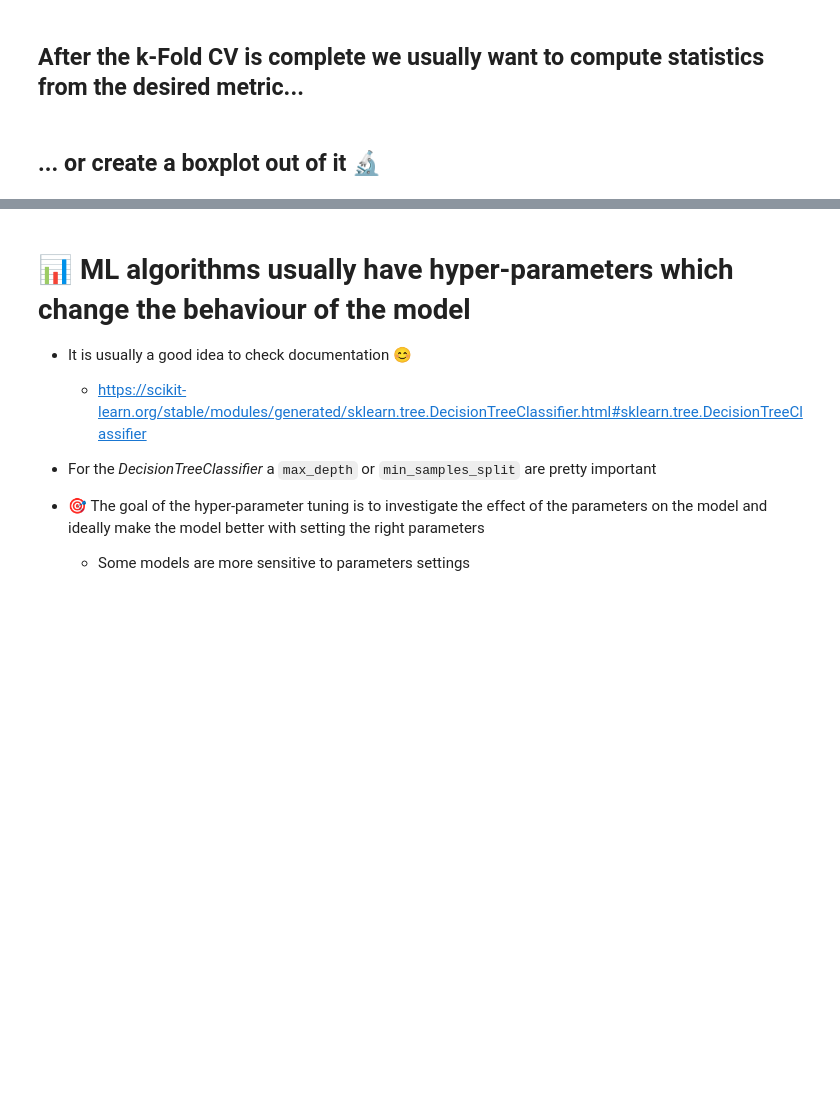
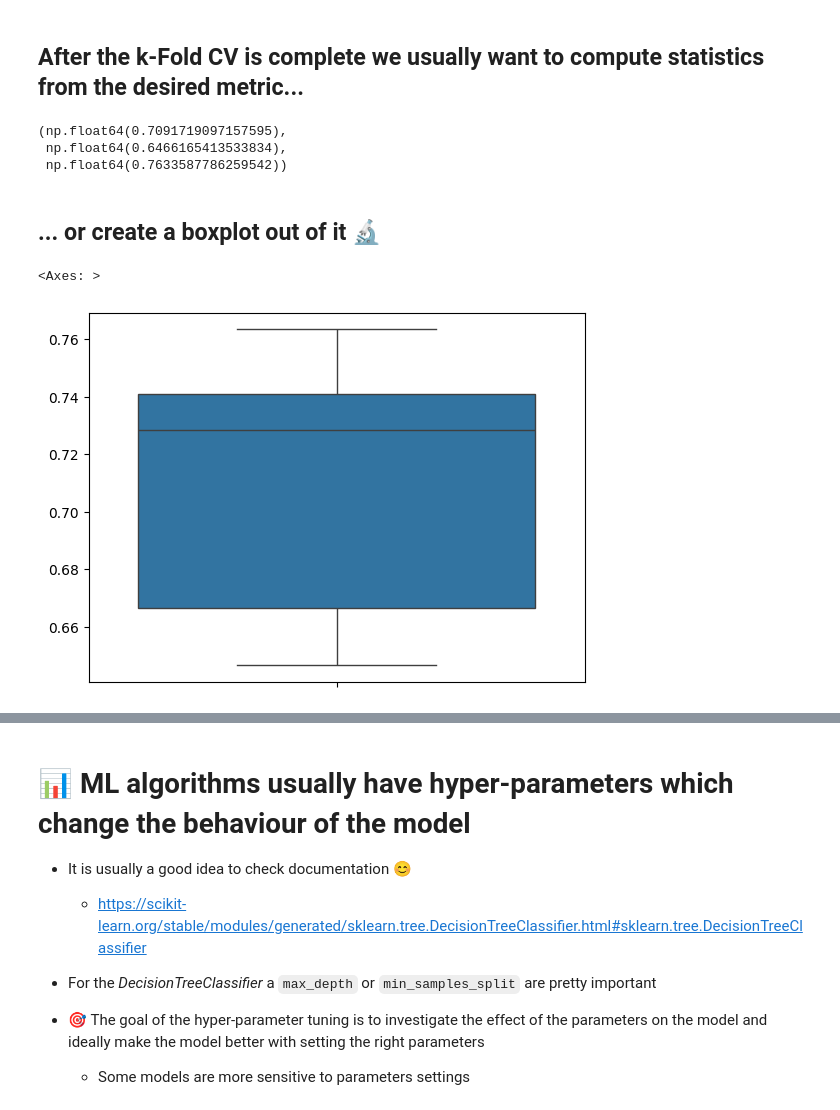
Before and after one commit to heraltmichal/zsu, a Jupyter notebook: fml_08.ipynb, the cells around one changed output, grey strips where cells are left out. Drawn from its saved outputs; the diff is of its cells as text; code cells hidden in the pictures; blank space fills up the shorter version.

```diff
--- a/fml_08.ipynb
+++ b/fml_08.ipynb
@@ -492,8 +492,19 @@ Survival ratio in train set: 0.39; Survival ratio in test set: 0.35
  0.7633587786259542]
 # %% [markdown]
 ## After the k-Fold CV is complete we usually want to compute statistics from the desired metric...
+# %%
+np.mean(scores), np.min(scores), np.max(scores)
+# %% [output]
+(np.float64(0.7091719097157595),
+ np.float64(0.6466165413533834),
+ np.float64(0.7633587786259542))
 # %% [markdown]
 ## ... or create a boxplot out of it 🔬
+# %%
+sns.boxplot(y=scores)
+# %% [output]
+<Axes: >
+[figure, added]
 # %%
 skf = StratifiedKFold(n_splits=5)
 scores = list()
```
Also changed, not shown: parts of 3 cells of this notebook.
